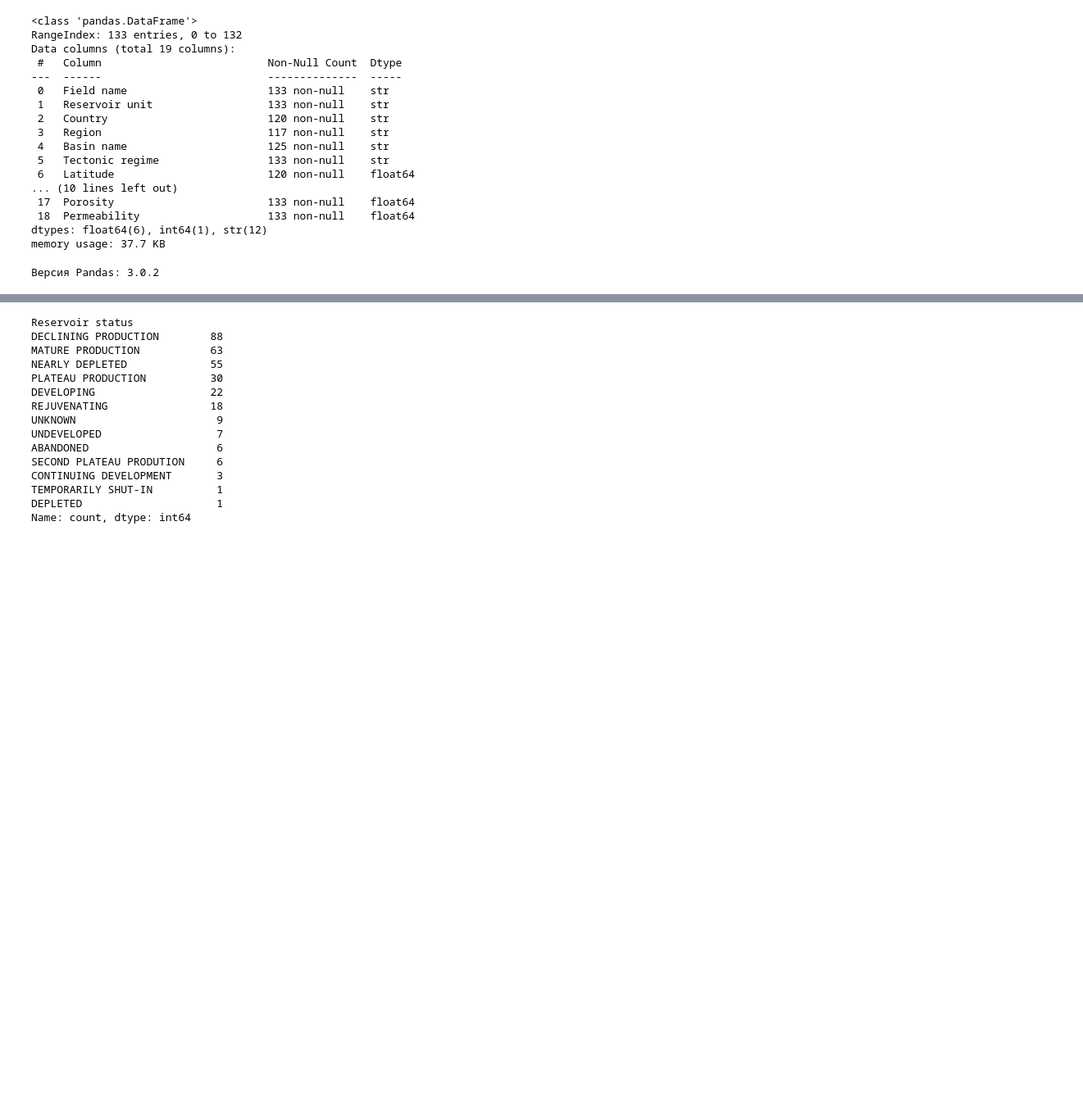
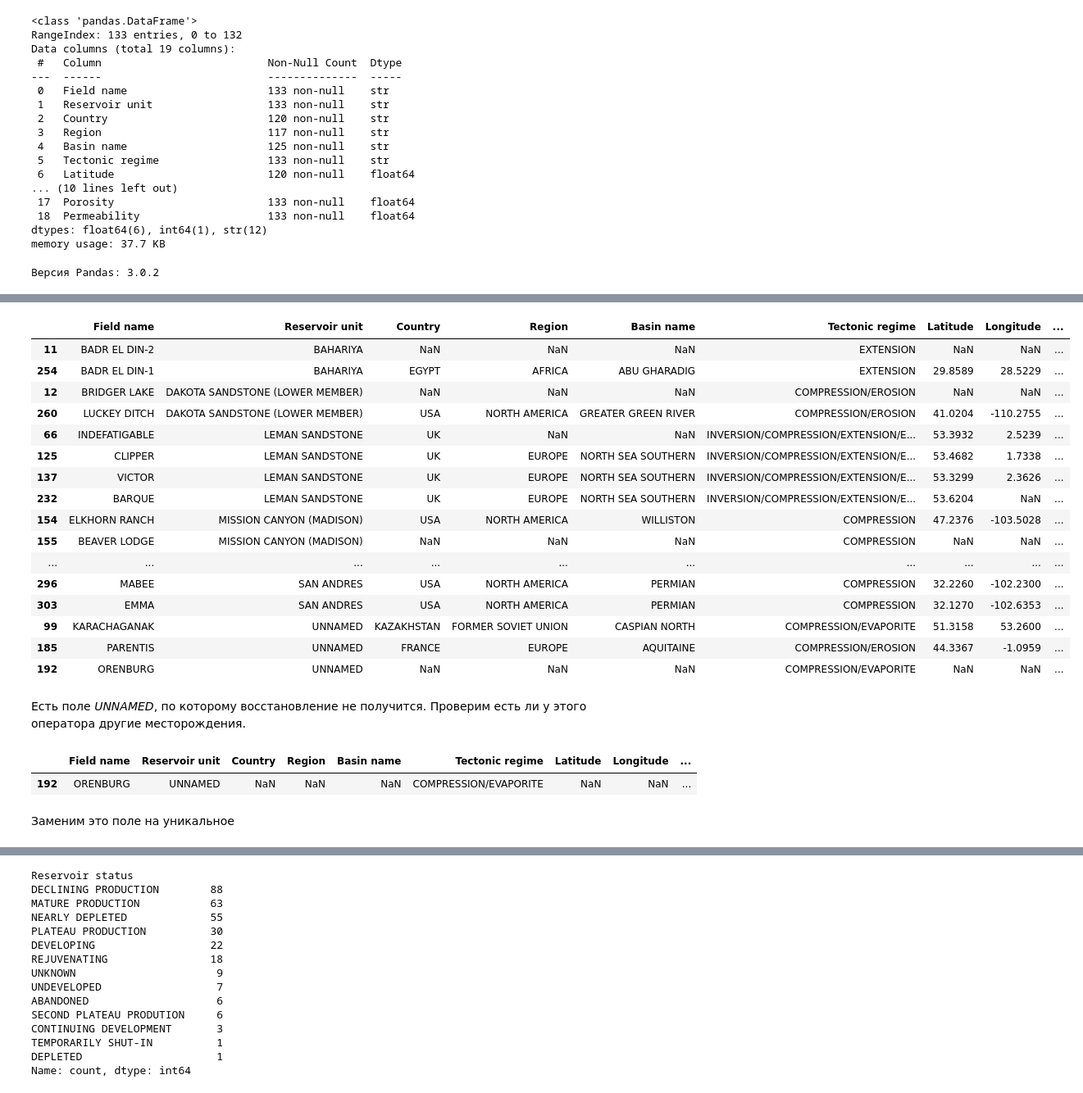
Before and after one commit to iTonyJah/DataScience, a Jupyter notebook: Edu/classical_ml/Oil_and_Gas_Field_Development_DZ_3.ipynb, the cells around one changed output, grey strips where cells are left out. Shown at 82% size. Saved outputs shown, nothing was run; the diff lists cells and outputs as text; code cells hidden in the pictures; blank space fills up the shorter version.

```diff
--- a/Edu/classical_ml/Oil_and_Gas_Field_Development_DZ_3.ipynb
+++ b/Edu/classical_ml/Oil_and_Gas_Field_Development_DZ_3.ipynb
@@ -155,0 +272,44 @@ plt.show()
+# %%
+# Разделим данные на две таблицы, где есть пропуски и где все поля заполнены
+
+# .any(axis='columns') - перебирает все строки и помечает всю строку True, если есть хотя бы один NaN в любой колонке
+missed = train[train.isna().any(axis='columns')]
+
+filled = train.dropna()
+# %%
+# Получим список заполненных полей
+col_filled = 'Reservoir unit'
+filled_names = filled[col_filled].unique()
+
+# Отберём те строки, в таблице с пропусками, которые есть без пропусков
+common_names = missed[missed[col_filled].isin(filled_names)]
+# %%
+# Выведем результат из общей таблицы, чтобы визауально оценить возможность заполнения пропусков
+train[train[col_filled].isin(common_names[col_filled])].sort_values(col_filled)
+# %% [output]
+|  | Field name | Reservoir unit | Country | Region | Basin name | Tectonic regime | Latitude | Longitude | ... |
+| 11 | BADR EL DIN-2 | BAHARIYA | NaN | NaN | NaN | EXTENSION | NaN | NaN | ... |
+| 254 | BADR EL DIN-1 | BAHARIYA | EGYPT | AFRICA | ABU GHARADIG | EXTENSION | 29.8589 | 28.5229 | ... |
+| 12 | BRIDGER LAKE | DAKOTA SANDSTONE (LOWER MEMBER) | NaN | NaN | NaN | COMPRESSION/EROSION | NaN | NaN | ... |
+| 260 | LUCKEY DITCH | DAKOTA SANDSTONE (LOWER MEMBER) | USA | NORTH AMERICA | GREATER GREEN RIVER | COMPRESSION/EROSION | 41.0204 | -110.2755 | ... |
+| 66 | INDEFATIGABLE | LEMAN SANDSTONE | UK | NaN | NaN | INVERSION/COMPRESSION/EXTENSION/E... | 53.3932 | 2.5239 | ... |
+| 125 | CLIPPER | LEMAN SANDSTONE | UK | EUROPE | NORTH SEA SOUTHERN | INVERSION/COMPRESSION/EXTENSION/E... | 53.4682 | 1.7338 | ... |
+| 137 | VICTOR | LEMAN SANDSTONE | UK | EUROPE | NORTH SEA SOUTHERN | INVERSION/COMPRESSION/EXTENSION/E... | 53.3299 | 2.3626 | ... |
+| 232 | BARQUE | LEMAN SANDSTONE | UK | EUROPE | NORTH SEA SOUTHERN | INVERSION/COMPRESSION/EXTENSION/E... | 53.6204 | NaN | ... |
+| 154 | ELKHORN RANCH | MISSION CANYON (MADISON) | USA | NORTH AMERICA | WILLISTON | COMPRESSION | 47.2376 | -103.5028 | ... |
+| 155 | BEAVER LODGE | MISSION CANYON (MADISON) | NaN | NaN | NaN | COMPRESSION | NaN | NaN | ... |
+| ... | ... | ... | ... | ... | ... | ... | ... | ... | ... |
+| 296 | MABEE | SAN ANDRES | USA | NORTH AMERICA | PERMIAN | COMPRESSION | 32.2260 | -102.2300 | ... |
+| 303 | EMMA | SAN ANDRES | USA | NORTH AMERICA | PERMIAN | COMPRESSION | 32.1270 | -102.6353 | ... |
+| 99 | KARACHAGANAK | UNNAMED | KAZAKHSTAN | FORMER SOVIET UNION | CASPIAN NORTH | COMPRESSION/EVAPORITE | 51.3158 | 53.2600 | ... |
+| 185 | PARENTIS | UNNAMED | FRANCE | EUROPE | AQUITAINE | COMPRESSION/EROSION | 44.3367 | -1.0959 | ... |
+| 192 | ORENBURG | UNNAMED | NaN | NaN | NaN | COMPRESSION/EVAPORITE | NaN | NaN | ... |
+# %% [markdown]
+Есть поле *UNNAMED*, по которому восстановление не получится. Проверим есть ли у этого оператора другие месторождения.
+# %%
+train[train['Operator company'] == 'ORENBURGGAZPROM']
+# %% [output]
+|  | Field name | Reservoir unit | Country | Region | Basin name | Tectonic regime | Latitude | Longitude | ... |
+| 192 | ORENBURG | UNNAMED | NaN | NaN | NaN | COMPRESSION/EVAPORITE | NaN | NaN | ... |
+# %% [markdown]
+Заменим это поле на уникальное
```
Also changed, not shown: parts of 59 cells of this notebook.
